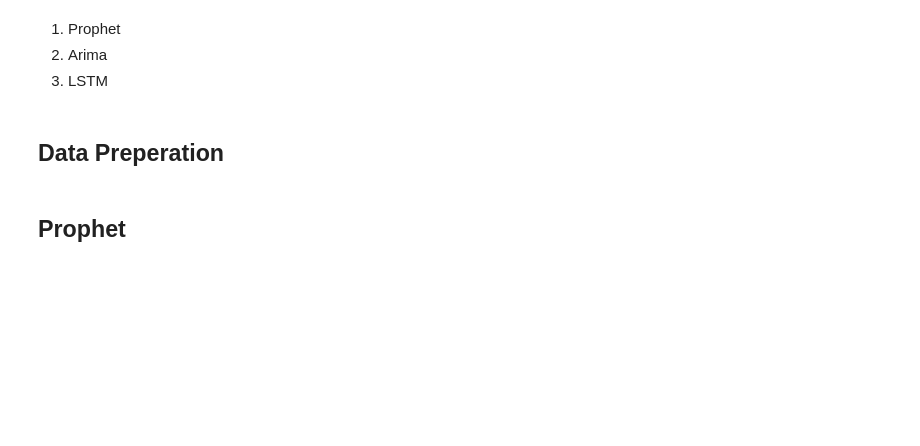
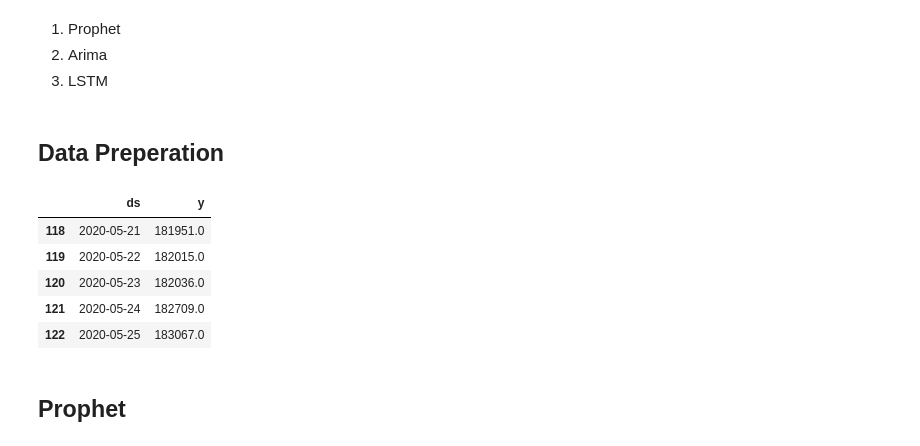
Before and after one commit to klchai/dashboard_coronavirus, a Jupyter notebook: server/prophet.ipynb, the cells around one changed output. Cells and saved outputs as stored; diff of their text form; code cells hidden in the pictures; blank space fills up the shorter version.

```diff
--- a/server/prophet.ipynb
+++ b/server/prophet.ipynb
@@ -29,7 +29,14 @@ pred_cnfrm = predgrp.loc[:,["Date","Confirmed"]]
 # %%
 pr_data = pred_cnfrm
 pr_data.columns = ['ds','y']
-# pr_data.head()
+pr_data.tail()
+# %% [output]
+|  | ds | y |
+| 118 | 2020-05-21 | 181951.0 |
+| 119 | 2020-05-22 | 182015.0 |
+| 120 | 2020-05-23 | 182036.0 |
+| 121 | 2020-05-24 | 182709.0 |
+| 122 | 2020-05-25 | 183067.0 |
 # %% [markdown]
 ## Prophet
 # %%
```
Also changed, not shown: parts of 11 cells of this notebook, 1 other file.
